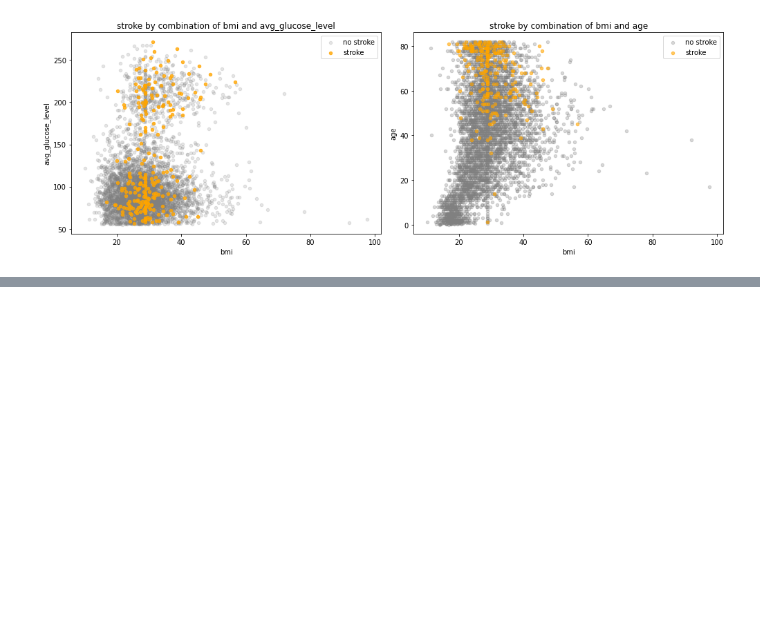
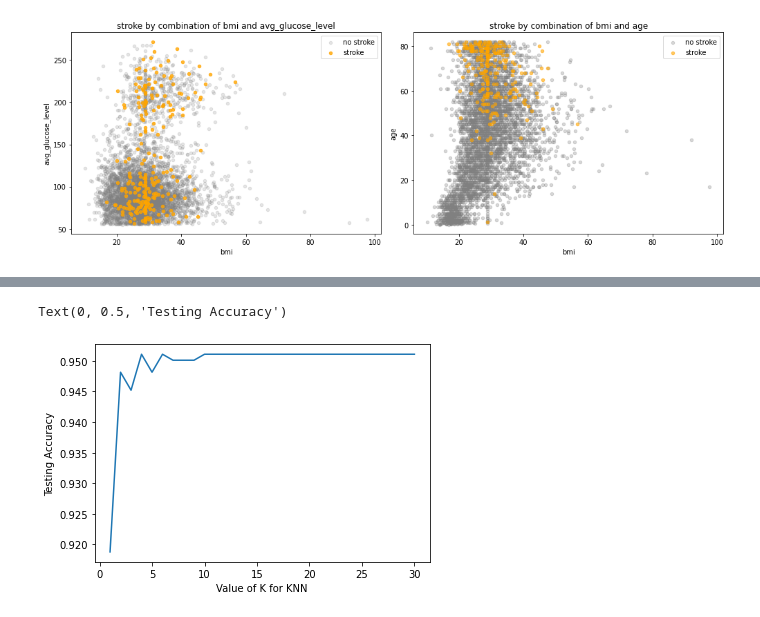
Before and after one commit to A-Sarayut/ML, a Jupyter notebook: Stroke_Prediction_assignment.ipynb, the cells around one changed output, grey strips where cells are left out. Saved outputs shown, nothing was run; the diff lists cells and outputs as text; code cells hidden in the pictures; blank space fills up the shorter version.

```diff
--- a/Stroke_Prediction_assignment.ipynb
+++ b/Stroke_Prediction_assignment.ipynb
@@ -537,3 +537,12 @@ plt.tight_layout()
 plt.show()
 # %% [output]
 [figure]
+# %%
+X = df.drop(columns=['stroke', 'id'])
+Y = df['stroke']
+split = StratifiedShuffleSplit(n_splits=1, random_state=42, test_size=0.2)
+for train_index, test_index in split.split(X, Y):
+    X_train, X_test = X.iloc[train_index], X.iloc[test_index]
+    y_train, y_test = Y.iloc[train_index], Y.iloc[test_index]
+X = {'train': X_train, 'test': X_test}
+y = {'train': y_train, 'test': y_test}
@@ -539,0 +559,9 @@ plt.show()
+# %%
+scaler = StandardScaler()
+X_train_scaled = X_train.copy()
+X_test_scaled = X_test.copy()
+# %%
+scaler.fit(X_train[['age', 'avg_glucose_level', 'bmi']])
+X_train_scaled[['age', 'avg_glucose_level', 'bmi']] = scaler.transform(X_train_scaled[['age', 'avg_glucose_level', 'bmi']])
+
+X_train_scaled.describe()
@@ -539,0 +579,2 @@ plt.show()
+# %%
+X_test_scaled[['age', 'avg_glucose_level', 'bmi']] = scaler.transform(X_test_scaled[['age', 'avg_glucose_level', 'bmi']])
@@ -539,0 +604,15 @@ plt.show()
+# %%
+k_range = list(range(1, 31))
+scores = []
+for k in k_range:
+    knn = KNeighborsClassifier(n_neighbors=k)
+    knn.fit(X_train_scaled, y_train)
+    y_pred = knn.predict(X_test_scaled)
+    scores.append(metrics.accuracy_score(y_test, y_pred))
+
+plt.plot(k_range, scores)
+plt.xlabel('Value of K for KNN')
+plt.ylabel('Testing Accuracy')
+# %% [output]
+Text(0, 0.5, 'Testing Accuracy')
+[figure, added]
```
Also changed, not shown: parts of 3 cells of this notebook.
